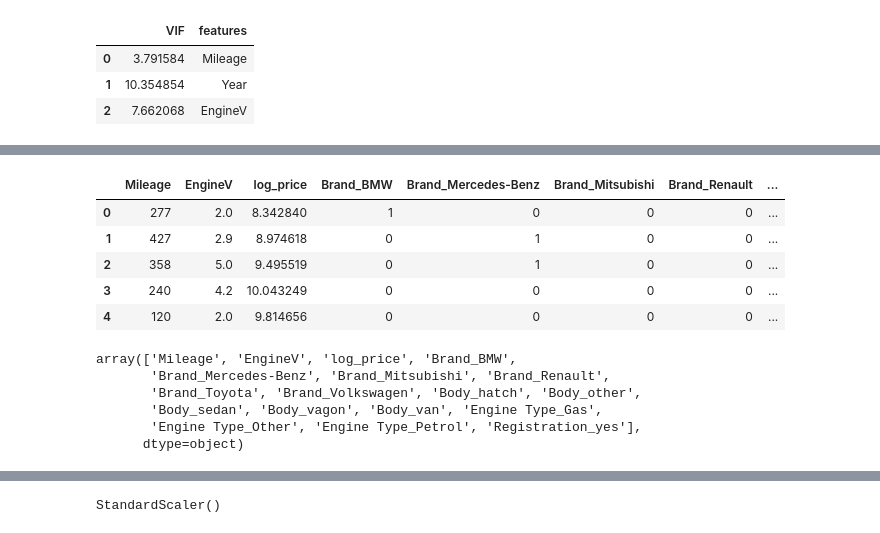
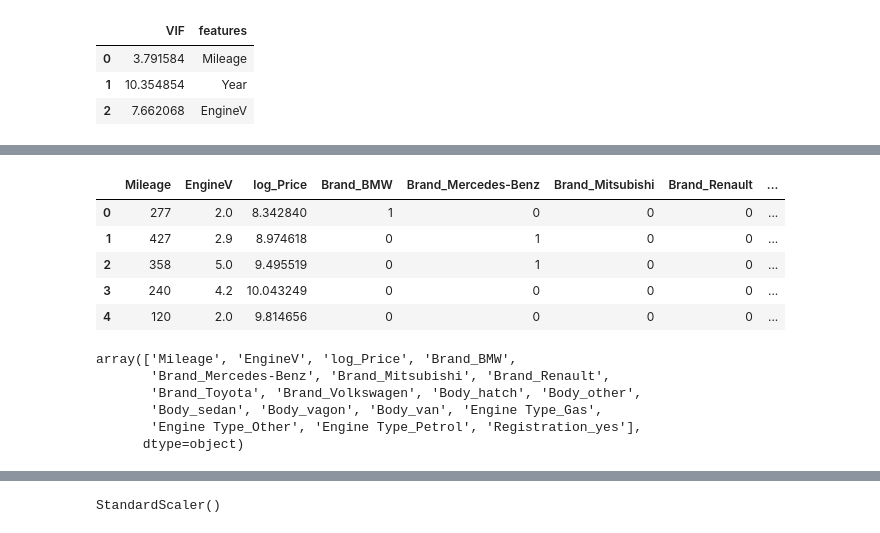
Before and after one commit to Sourabh535/My-Projects, a Jupyter notebook: Car_Price_Prediction.ipynb, the cells around one changed output, grey strips where cells are left out. Cells and saved outputs as stored; diff of their text form; code cells hidden in the pictures.

```diff
--- a/Car_Price_Prediction.ipynb
+++ b/Car_Price_Prediction.ipynb
@@ -363,7 +380,7 @@ data_with_dummies1 = data_with_dummies.drop(['log_Price'], axis = 1)
 # %%
-data_with_dummies1.head()
+data_with_dummies.head()
 # %% [output]
-|  | Mileage | EngineV | log_price | Brand_BMW | Brand_Mercedes-Benz | Brand_Mitsubishi | Brand_Renault | ... |
+|  | Mileage | EngineV | log_Price | Brand_BMW | Brand_Mercedes-Benz | Brand_Mitsubishi | Brand_Renault | ... |
 | 0 | 277 | 2.0 | 8.342840 | 1 | 0 | 0 | 0 | ... |
 | 1 | 427 | 2.9 | 8.974618 | 0 | 1 | 0 | 0 | ... |
 | 2 | 358 | 5.0 | 9.495519 | 0 | 1 | 0 | 0 | ... |
@@ -372,9 +389,9 @@ data_with_dummies1.head()
 # %%
  # Rearrange a bit of dataset  Dependent variable first then log_price at the end
 # %%
-data_with_dummies1.columns.values
+data_with_dummies.columns.values
 # %% [output]
-array(['Mileage', 'EngineV', 'log_price', 'Brand_BMW',
+array(['Mileage', 'EngineV', 'log_Price', 'Brand_BMW',
        'Brand_Mercedes-Benz', 'Brand_Mitsubishi', 'Brand_Renault',
        'Brand_Toyota', 'Brand_Volkswagen', 'Body_hatch', 'Body_other',
        'Body_sedan', 'Body_vagon', 'Body_van', 'Engine Type_Gas',
```
Also changed, not shown: parts of 15 cells of this notebook.
